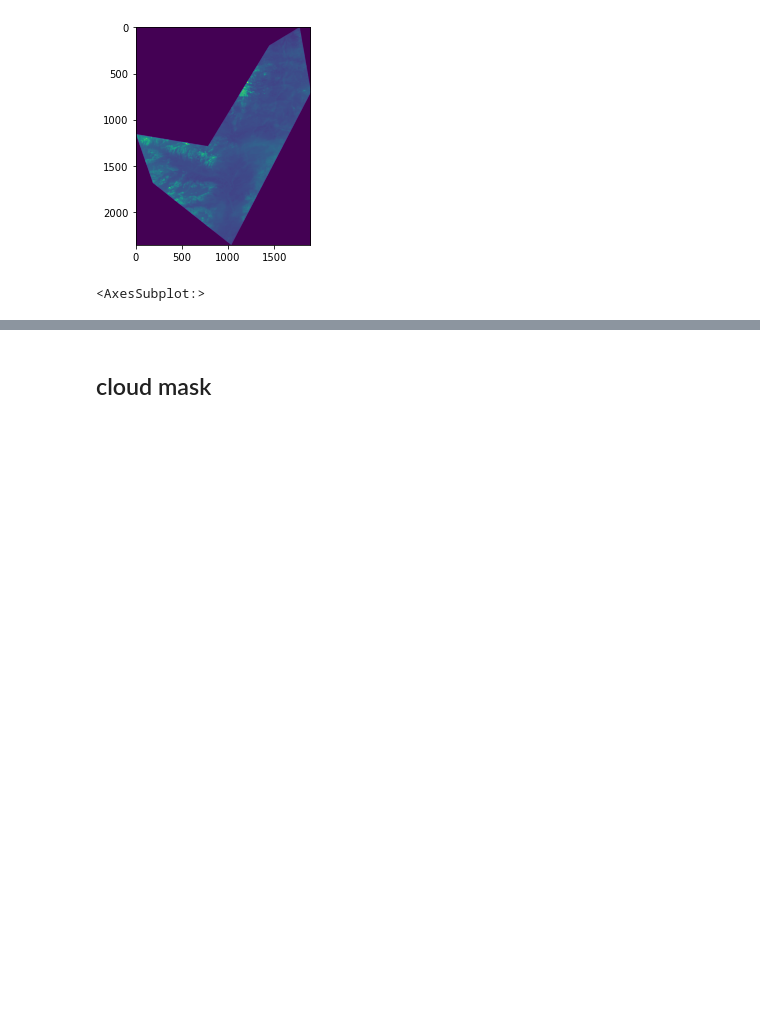
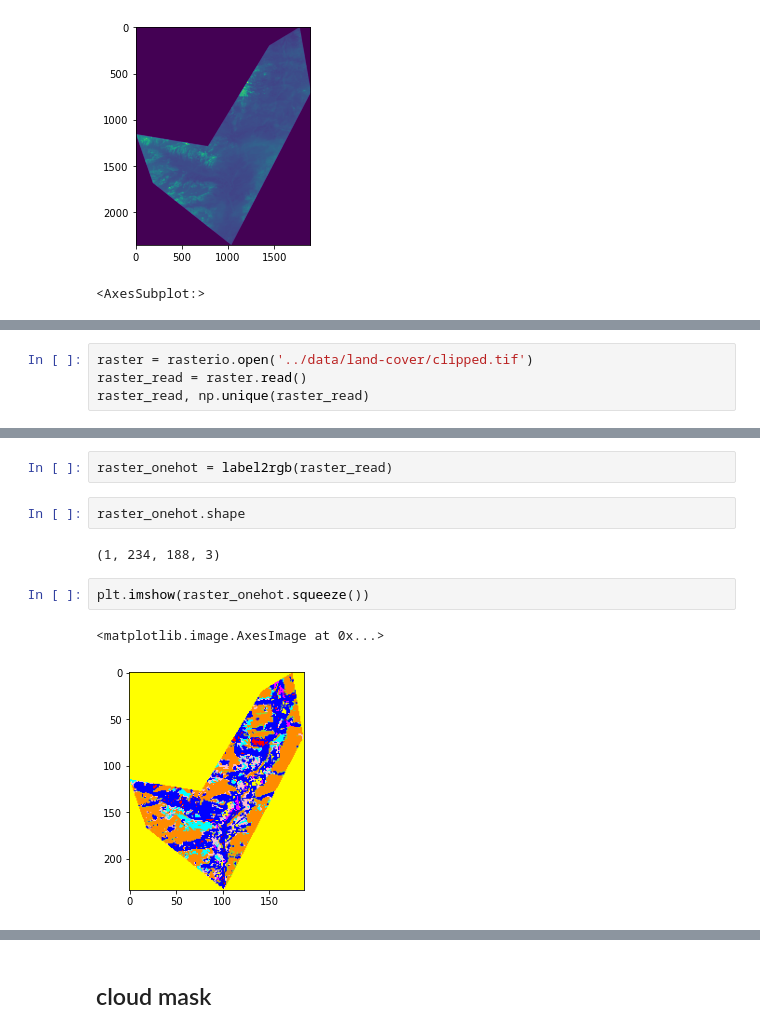
Before and after one commit to YourVirtualColdChainAssistant/MLsat-cropland-himachal, a Jupyter notebook: notebooks/draft.ipynb, the cells around one changed output, grey strips where cells are left out. Saved outputs shown, nothing was run; the diff lists cells and outputs as text; blank space fills up the shorter version.

```diff
--- a/notebooks/Untitled.ipynb
+++ b/notebooks/draft.ipynb
@@ -1304,0 +1551,4 @@ show(masked[0])
+# %%
+raster = rasterio.open('../data/land-cover/clipped.tif')
+raster_read = raster.read()
+raster_read, np.unique(raster_read)
@@ -1304,0 +1565,11 @@ show(masked[0])
+# %%
+raster_onehot = label2rgb(raster_read)
+# %%
+raster_onehot.shape
+# %% [output]
+(1, 234, 188, 3)
+# %%
+plt.imshow(raster_onehot.squeeze())
+# %% [output]
+<matplotlib.image.AxesImage at 0x...>
+[figure, added]
```
Also changed, not shown: parts of 45 cells of this notebook, 5 other files.
